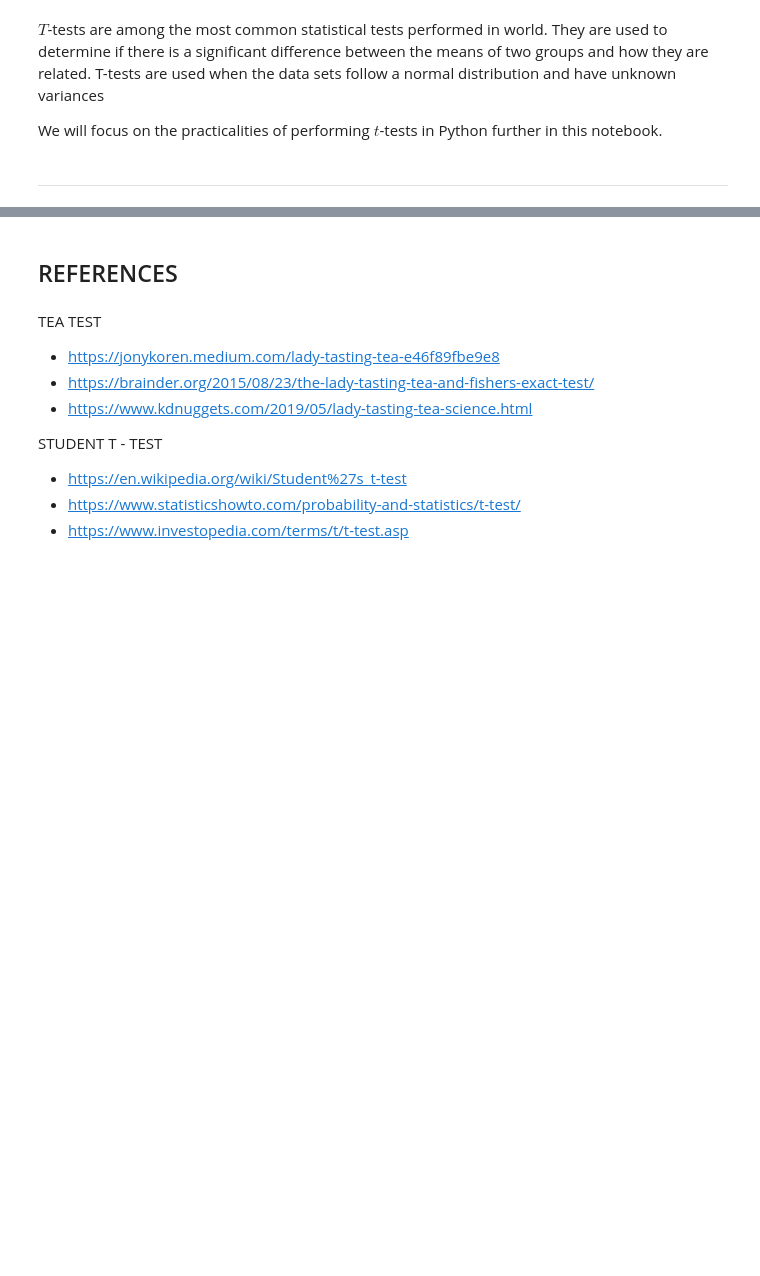
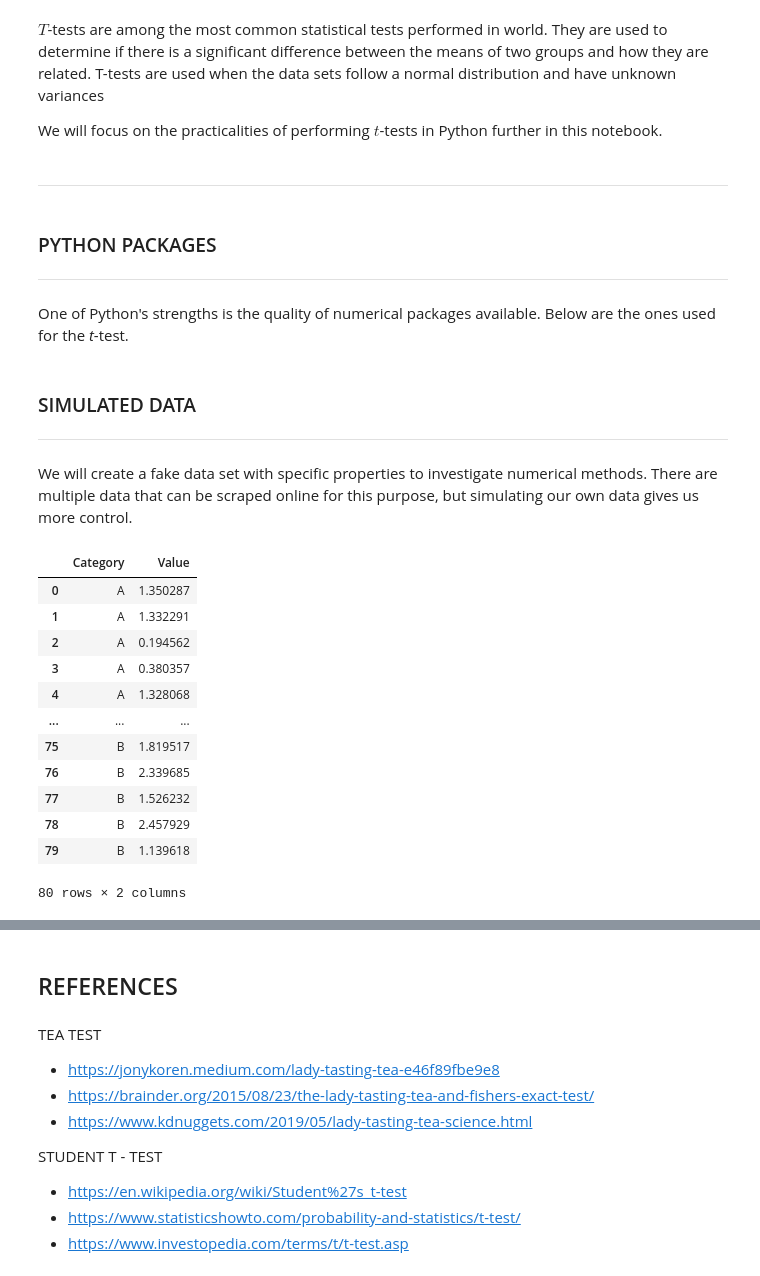
Before and after one commit to AnteDujic/MLS---Assesment, a Jupyter notebook: Practicals/01-statistics-exercises.ipynb, the cells around one changed output, grey strips where cells are left out. Saved outputs shown, nothing was run; the diff lists cells and outputs as text; code cells hidden in the pictures; blank space fills up the shorter version.

```diff
--- a/Practicals/01-statistics-exercises.ipynb
+++ b/Practicals/01-statistics-exercises.ipynb
@@ -235,3 +235,9 @@ $T$-tests are among the most common statistical tests performed in world. They a
 We will focus on the practicalities of performing $t$-tests in Python further in this notebook.
 # %% [markdown]
 <hr style="border:2px solid gray"> </hr>
+# %% [markdown]
+### PYTHON PACKAGES
+
+<hr style="border-top: 1px solid rgb(0, 91, 94);" />
+# %% [markdown]
+One of Python's strengths is the quality of numerical packages available. Below are the ones used for the *t*-test.
@@ -237,0 +268,34 @@ We will focus on the practicalities of performing $t$-tests in Python further in
+# %% [markdown]
+### SIMULATED DATA
+
+<hr style="border-top: 1px solid rgb(0, 91, 94);" />
+# %% [markdown]
+We will create a fake data set with specific properties to investigate numerical methods. There are multiple data that can be scraped online for this purpose, but simulating our own data gives us more control.
+# %%
+# Parameters for two different lists of numbers.
+m_a, s_a, m_b, s_b = 1.0, 0.4, 2.0, 0.4
+# Sample size.
+N = 40
+
+# Create two lists of numbers based on bell-shaped probability curves.
+a = np.random.normal(loc=m_a, scale=s_a, size=N)
+b = np.random.normal(loc=m_b, scale=s_b, size=N)
+
+# Stick both samples in one data frame.
+df = pd.DataFrame({'Category': ['A'] * len(a) + ['B'] * len(b), 'Value': np.hstack([a,b])})
+
+df
+# %% [output]
+|  | Category | Value |
+| 0 | A | 1.350287 |
+| 1 | A | 1.332291 |
+| 2 | A | 0.194562 |
+| 3 | A | 0.380357 |
+| 4 | A | 1.328068 |
+| ... | ... | ... |
+| 75 | B | 1.819517 |
+| 76 | B | 2.339685 |
+| 77 | B | 1.526232 |
+| 78 | B | 2.457929 |
+| 79 | B | 1.139618 |
+80 rows × 2 columns
```
Also changed, not shown: parts of 5 cells of this notebook.
